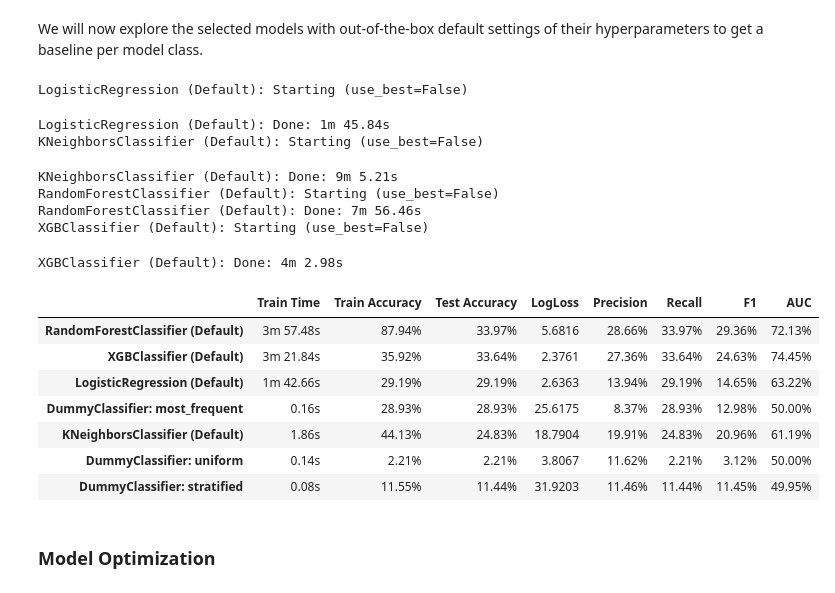
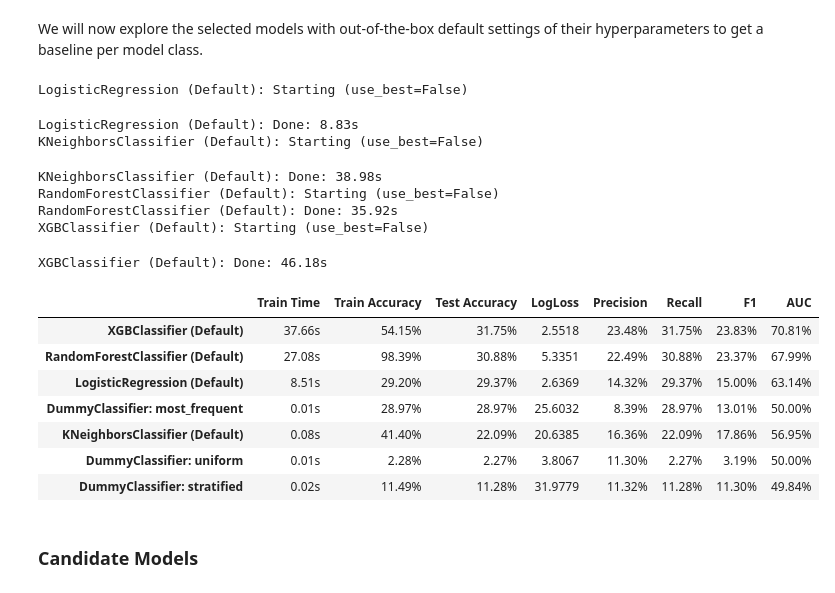
Before and after one commit to fazeelgm/UCB_ML_AI_Capstone, a Jupyter notebook: notebooks/ModelExploration.ipynb, the cells around one changed output. Drawn from its saved outputs; the diff is of its cells as text; code cells hidden in the pictures.

```diff
--- a/notebooks/ModelExploration.ipynb
+++ b/notebooks/ModelExploration.ipynb
@@ -160,9 +149,13 @@ def build_results_row(name, model, Xtr, Xte, ytr, yte, optimizer=None):
 # %% [markdown]
 ### Read the Data
 # %%
-# Which dataset to work from?
+# Which dataset to work from? Select sample size percentage
 
-sample_file = data_utils.select_sample_csv_file(pct=100)
-# sample_file = data_utils.select_sample_csv_file(pct=10)
+sample_file = data_utils.select_sample_csv_file(pct=10)
+# sample_file = data_utils.select_sample_csv_file(pct=100)
+# sample_file = data_utils.select_sample_csv_file(pct=75)
+# sample_file = data_utils.select_sample_csv_file(pct=50)
+# sample_file = data_utils.select_sample_csv_file(pct=25)
+
 print(f'Selected sample file: {sample_file}')
 # %% [output]
@@ -524,35 +517,35 @@ for name, model in models_default.items():
 # logging.getLogger().setLevel(logging.INFO)
 # %% [output]
 LogisticRegression (Default): Starting (use_best=False)
-LogisticRegression (Default): Done: 1m 45.84s
+LogisticRegression (Default): Done: 8.83s
 KNeighborsClassifier (Default): Starting (use_best=False)
-KNeighborsClassifier (Default): Done: 9m 5.21s
+KNeighborsClassifier (Default): Done: 38.98s
 RandomForestClassifier (Default): Starting (use_best=False)
-RandomForestClassifier (Default): Done: 7m 56.46s
+RandomForestClassifier (Default): Done: 35.92s
 XGBClassifier (Default): Starting (use_best=False)
-XGBClassifier (Default): Done: 4m 2.98s
+XGBClassifier (Default): Done: 46.18s
 # %%
 # View results by highest Test Accuracy and lowest log_loss
 results_defaults_df = pd.DataFrame(results_defaults).T.sort_values(by=['Test Accuracy', 'LogLoss'], ascending=[False, True])
 # %%
 # format the output to hilite results
-hilite=data_utils.Config.TBL_HILITE_COLOR
+hilite=Config.TBL_HILITE_COLOR
 results_defaults_styled = results_defaults_df[report_cols].style.map(lambda val: f'background-color: {hilite}',
                                                                      subset=['Test Accuracy','LogLoss'])
 results_defaults_styled = results_defaults_styled.set_table_styles({
     'LogLoss': [{'selector': 'th', 'props': [('background-color', hilite)]}],
     'Test Accuracy': [{'selector': 'th', 'props': [('background-color', hilite)]}]
 }, overwrite=False)
 results_defaults_styled
 # %% [output]
 |  | Train Time | Train Accuracy | Test Accuracy | LogLoss | Precision | Recall | F1 | AUC |
-| RandomForestClassifier (Default) | 3m 57.48s | 87.94% | 33.97% | 5.6816 | 28.66% | 33.97% | 29.36% | 72.13% |
-| XGBClassifier (Default) | 3m 21.84s | 35.92% | 33.64% | 2.3761 | 27.36% | 33.64% | 24.63% | 74.45% |
-| LogisticRegression (Default) | 1m 42.66s | 29.19% | 29.19% | 2.6363 | 13.94% | 29.19% | 14.65% | 63.22% |
-| DummyClassifier: most_frequent | 0.16s | 28.93% | 28.93% | 25.6175 | 8.37% | 28.93% | 12.98% | 50.00% |
-| KNeighborsClassifier (Default) | 1.86s | 44.13% | 24.83% | 18.7904 | 19.91% | 24.83% | 20.96% | 61.19% |
-| DummyClassifier: uniform | 0.14s | 2.21% | 2.21% | 3.8067 | 11.62% | 2.21% | 3.12% | 50.00% |
-| DummyClassifier: stratified | 0.08s | 11.55% | 11.44% | 31.9203 | 11.46% | 11.44% | 11.45% | 49.95% |
+| XGBClassifier (Default) | 37.66s | 54.15% | 31.75% | 2.5518 | 23.48% | 31.75% | 23.83% | 70.81% |
+| RandomForestClassifier (Default) | 27.08s | 98.39% | 30.88% | 5.3351 | 22.49% | 30.88% | 23.37% | 67.99% |
+| LogisticRegression (Default) | 8.51s | 29.20% | 29.37% | 2.6369 | 14.32% | 29.37% | 15.00% | 63.14% |
+| DummyClassifier: most_frequent | 0.01s | 28.97% | 28.97% | 25.6032 | 8.39% | 28.97% | 13.01% | 50.00% |
+| KNeighborsClassifier (Default) | 0.08s | 41.40% | 22.09% | 20.6385 | 16.36% | 22.09% | 17.86% | 56.95% |
+| DummyClassifier: uniform | 0.01s | 2.28% | 2.27% | 3.8067 | 11.30% | 2.27% | 3.19% | 50.00% |
+| DummyClassifier: stratified | 0.02s | 11.49% | 11.28% | 31.9779 | 11.32% | 11.28% | 11.30% | 49.84% |
 # %%
 # Save results to file for final report
 if not Config.SUPPRESS_OUTPUT_FILES:
@@ -560,3 +553,3 @@ if not Config.SUPPRESS_OUTPUT_FILES:
-# %% [markdown]
-### Model Optimization
+# %% [markdown]
+### Candidate Models
 # %%
```
Also changed, not shown: parts of 31 cells of this notebook, 3 other files.
